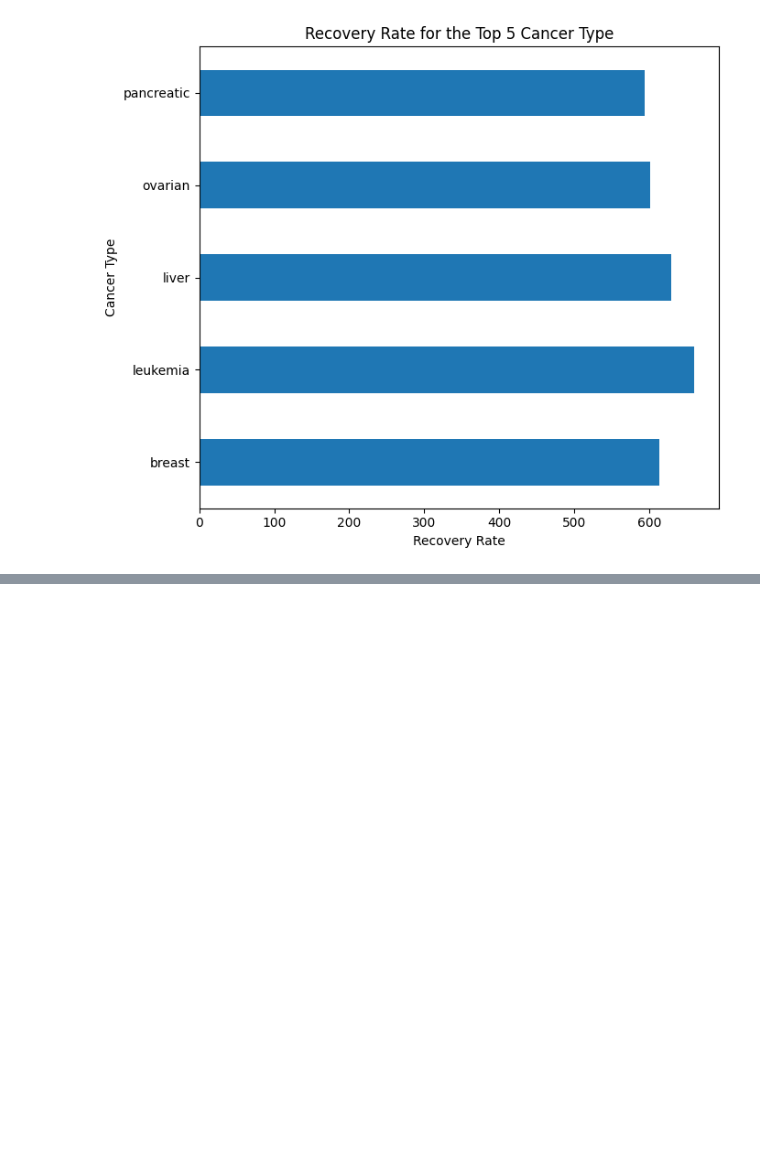
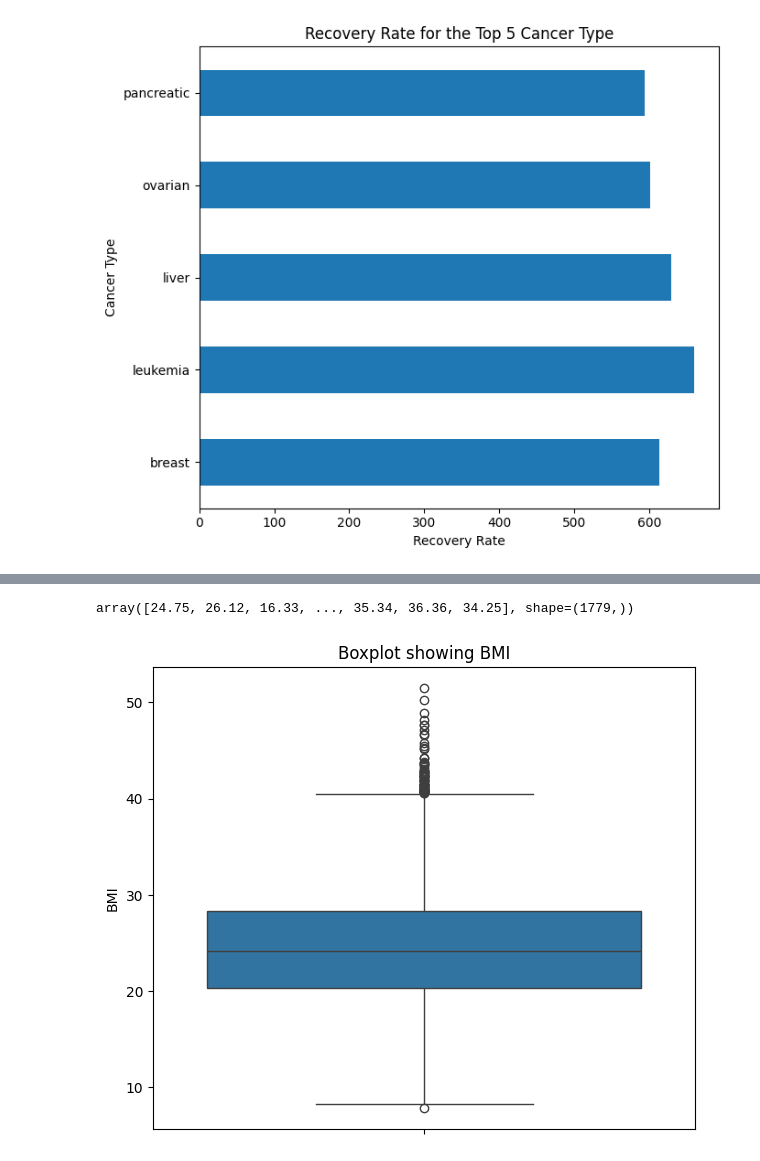
Before and after one commit to Iyanuadeleye01/Cancer-ML-Classification-and-Clustering, a Jupyter notebook: main.ipynb, the cells around one changed output, grey strips where cells are left out. Cells and saved outputs as stored; diff of their text form; code cells hidden in the pictures; blank space fills up the shorter version.

```diff
--- a/main.ipynb
+++ b/main.ipynb
@@ -908,0 +961,8 @@ plt.show()
+# %%
+# Create Body Mass Index(BMI) from the weight and height columns
+
+# Convert height to  metre(m)
+df['Height'] = df['Height'] / 100
+
+# Create BMI column
+df['BMI'] = (df['Weight'] / (df['Height'] **2)).round(2)
@@ -908,0 +999,12 @@ plt.show()
+# %%
+df['BMI'].unique()
+# %% [output]
+array([24.75, 26.12, 16.33, ..., 35.34, 36.36, 34.25], shape=(1779,))
+# %%
+# Check for outlier in the new feature
+plt.figure(figsize=(7,6))
+sns.boxplot(data=df['BMI'])
+plt.title('Boxplot showing BMI')
+plt.show()
+# %% [output]
+[figure, added]
```
Also changed, not shown: parts of 30 cells of this notebook.
